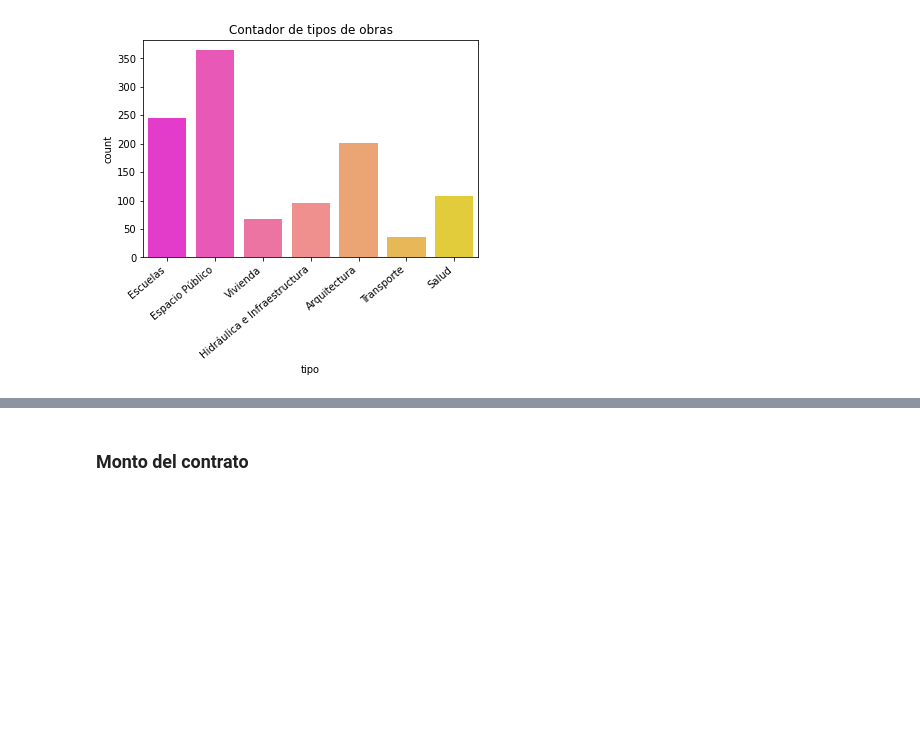
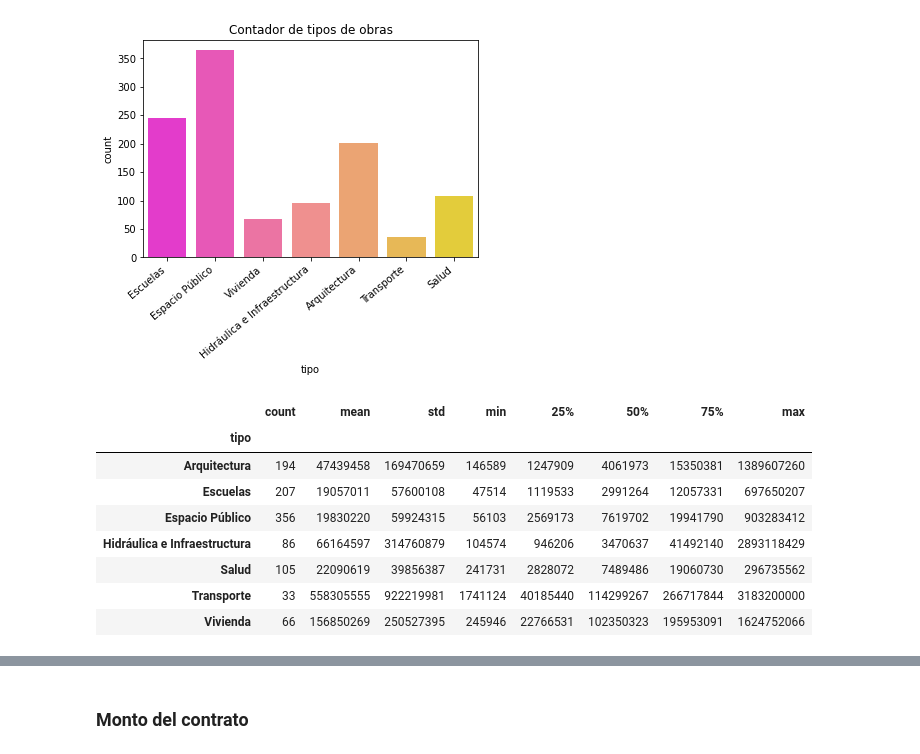
Before and after one commit to micatokashiki/Python-Project, a Jupyter notebook: Obras Públicas - Primera parte.ipynb, the cells around one changed output, grey strips where cells are left out. Drawn from its saved outputs; the diff is of its cells as text; code cells hidden in the pictures; blank space fills up the shorter version.

```diff
--- a/Obras Públicas - Primera parte.ipynb
+++ b/Obras Públicas - Primera parte.ipynb
@@ -175,3 +128,15 @@ plt.title("Contador de tipos de obras")
 plt.show()
 # %% [output]
 [figure]
+# %%
+obras_cleaned.groupby('tipo')['monto_contrato'].describe().astype('int64')
+# %% [output]
+|  | count | mean | std | min | 25% | 50% | 75% | max |
+| tipo |  |  |  |  |  |  |  |  |
+| Arquitectura | 194 | 47439458 | 169470659 | 146589 | 1247909 | 4061973 | 15350381 | 1389607260 |
+| Escuelas | 207 | 19057011 | 57600108 | 47514 | 1119533 | 2991264 | 12057331 | 697650207 |
+| Espacio Público | 356 | 19830220 | 59924315 | 56103 | 2569173 | 7619702 | 19941790 | 903283412 |
+| Hidráulica e Infraestructura | 86 | 66164597 | 314760879 | 104574 | 946206 | 3470637 | 41492140 | 2893118429 |
+| Salud | 105 | 22090619 | 39856387 | 241731 | 2828072 | 7489486 | 19060730 | 296735562 |
+| Transporte | 33 | 558305555 | 922219981 | 1741124 | 40185440 | 114299267 | 266717844 | 3183200000 |
+| Vivienda | 66 | 156850269 | 250527395 | 245946 | 22766531 | 102350323 | 195953091 | 1624752066 |
```
Also changed, not shown: parts of 28 cells of this notebook.
